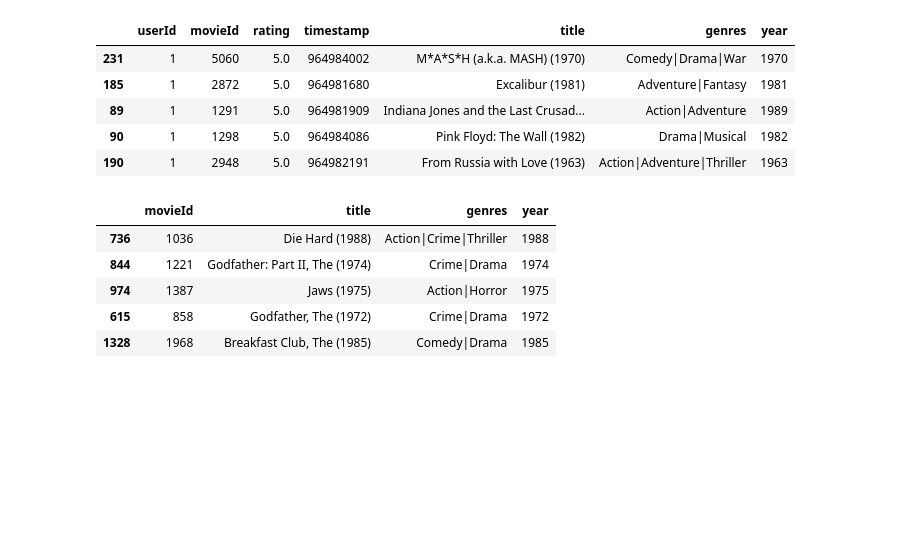
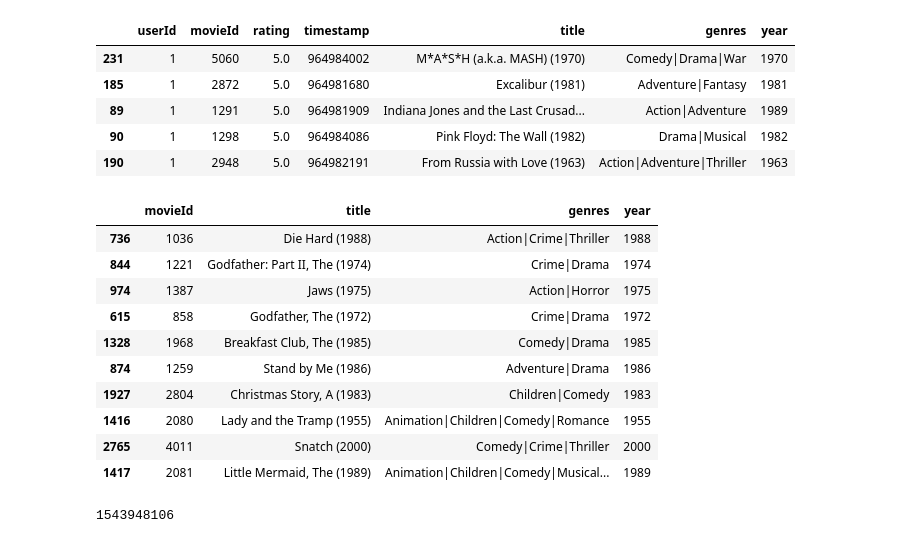
Before and after one commit to Fatema/web-technology, a Jupyter notebook: melon.ipynb, the cells around one changed output. Drawn from its saved outputs; the diff is of its cells as text; code cells hidden in the pictures; blank space fills up the shorter version.

```diff
--- a/melon.ipynb
+++ b/melon.ipynb
@@ -392,11 +408,20 @@ already_rated.head()
 | 90 | 1 | 1298 | 5.0 | 964984086 | Pink Floyd: The Wall (1982) | Drama|Musical | 1982 |
 | 190 | 1 | 2948 | 5.0 | 964982191 | From Russia with Love (1963) | Action|Adventure|Thriller | 1963 |
 # %%
-predictions.head()
+predictions
 # %% [output]
 |  | movieId | title | genres | year |
 | 736 | 1036 | Die Hard (1988) | Action|Crime|Thriller | 1988 |
 | 844 | 1221 | Godfather: Part II, The (1974) | Crime|Drama | 1974 |
 | 974 | 1387 | Jaws (1975) | Action|Horror | 1975 |
 | 615 | 858 | Godfather, The (1972) | Crime|Drama | 1972 |
 | 1328 | 1968 | Breakfast Club, The (1985) | Comedy|Drama | 1985 |
+| 874 | 1259 | Stand by Me (1986) | Adventure|Drama | 1986 |
+| 1927 | 2804 | Christmas Story, A (1983) | Children|Comedy | 1983 |
+| 1416 | 2080 | Lady and the Tramp (1955) | Animation|Children|Comedy|Romance | 1955 |
+| 2765 | 4011 | Snatch (2000) | Comedy|Crime|Thriller | 2000 |
+| 1417 | 2081 | Little Mermaid, The (1989) | Animation|Children|Comedy|Musical... | 1989 |
+# %%
+(pd.datetime.now() - pd.Timestamp("1970-01-01"))// pd.Timedelta('1s')
+# %% [output]
+1543948106
```
Also changed, not shown: parts of 13 cells of this notebook, 11 other files.
